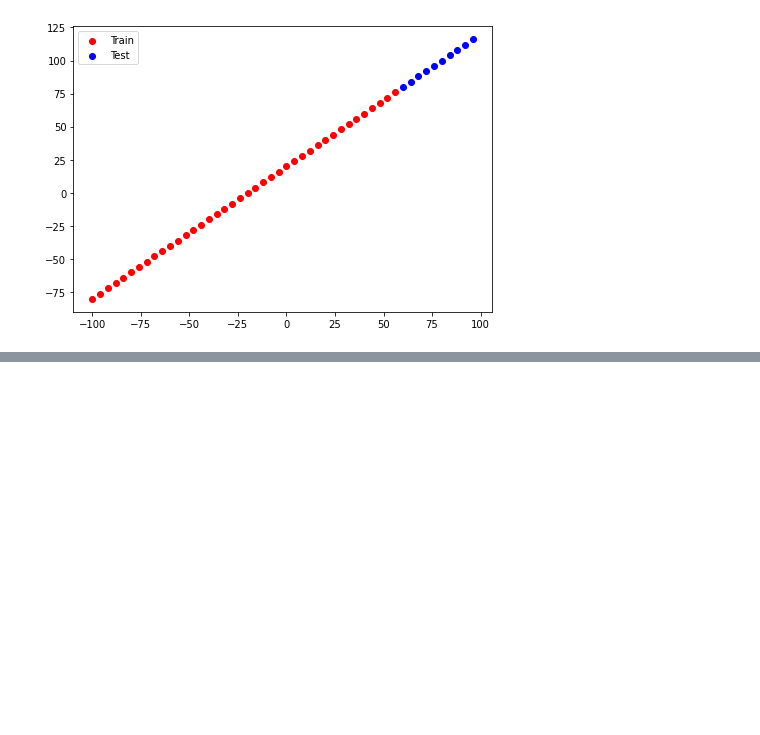
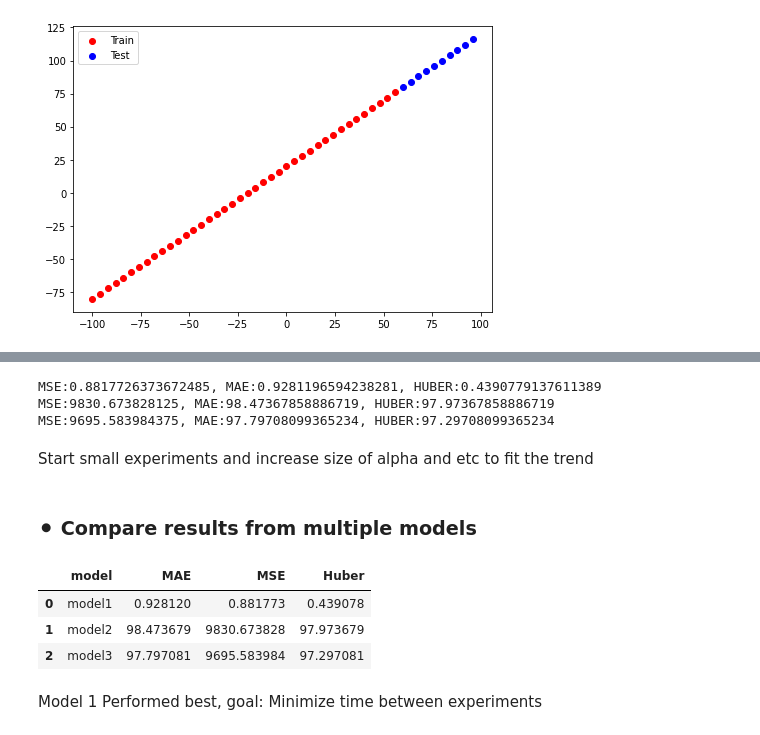
Before and after one commit to Mcdaddy-2pointoh/TensorFlow, a Jupyter notebook: 01_neural_networks_regression.ipynb, the cells around one changed output, grey strips where cells are left out. Drawn from its saved outputs; the diff is of its cells as text; code cells hidden in the pictures; blank space fills up the shorter version.

```diff
--- a/01_neural_networks_regression.ipynb
+++ b/01_neural_networks_regression.ipynb
@@ -305,0 +317,24 @@ _________________________________________________________________
+# %%
+# Model Evaluation using the error specified in the metrics segment during compilation
+model.evaluate(x_test, y_test)
+
+# Model evaluation using the predicted (y_pred) and real values (y_test),
+#   => Shape Must be squeezed to eliminate the extra dimension
+
+# 1. Mean Absolute Error
+MAE = tf.metrics.mean_absolute_error(tf.squeeze(y_test), tf.squeeze(y_pred)).numpy()
+
+# 2. Mean Square Error
+MSE = tf.metrics.mean_squared_error(tf.squeeze(y_test), tf.squeeze(y_pred)).numpy()
+
+# 3. Huber Loss
+HUBER = tf.losses.huber(tf.squeeze(y_test), tf.squeeze(y_pred)).numpy()
+print(MSE, MAE, HUBER)
+
+
+def loss_calculator(y_pred=y_pred, y_test=y_test):
+    MAE = tf.metrics.mean_absolute_error(y_test, y_pred).numpy()
+    MSE = tf.metrics.mean_squared_error(y_test, y_pred).numpy()
+    HUBER = tf.losses.huber(y_test, y_pred).numpy()
+    print(f'MSE:{MSE}, MAE:{MAE}, HUBER:{HUBER}')
+    return{'mae': MAE, 'mse': MSE, 'huber': HUBER}
@@ -305,0 +403,35 @@ _________________________________________________________________
+# %%
+m1 = model1.predict(x_test)
+m2 = model2.predict(x_test)
+m3 = model3.predict(x_test)
+
+# plot_data(y_pred=m1)
+# plot_data(y_pred=m2)
+# plot_data(y_pred=m3)
+
+lm1 = loss_calculator(tf.squeeze(m1), tf.squeeze(y_test))
+lm2 = loss_calculator(tf.squeeze(m2), tf.squeeze(y_test))
+lm3 = loss_calculator(tf.squeeze(m3), tf.squeeze(y_test))
+# %% [output]
+MSE:0.8817726373672485, MAE:0.9281196594238281, HUBER:0.4390779137611389
+MSE:9830.673828125, MAE:98.47367858886719, HUBER:97.97367858886719
+MSE:9695.583984375, MAE:97.79708099365234, HUBER:97.29708099365234
+# %% [markdown]
+Start small experiments and increase size of alpha and etc to fit the trend
+# %% [markdown]
+### ⚫ Compare results from multiple models
+# %%
+import pandas as pd
+model_results = [["model1", lm1['mae'], lm1['mse'], lm1['huber']],
+                 ["model2", lm2['mae'], lm2['mse'], lm2['huber']],
+                 ["model3", lm3['mae'], lm3['mse'], lm3['huber']]]
+
+all_results = pd.DataFrame(model_results, columns=["model", "MAE", "MSE", "Huber"])
+all_results
+# %% [output]
+|  | model | MAE | MSE | Huber |
+| 0 | model1 | 0.928120 | 0.881773 | 0.439078 |
+| 1 | model2 | 98.473679 | 9830.673828 | 97.973679 |
+| 2 | model3 | 97.797081 | 9695.583984 | 97.297081 |
+# %% [markdown]
+Model 1 Performed best, goal: Minimize time between experiments
```
Also changed, not shown: parts of 17 cells of this notebook.
